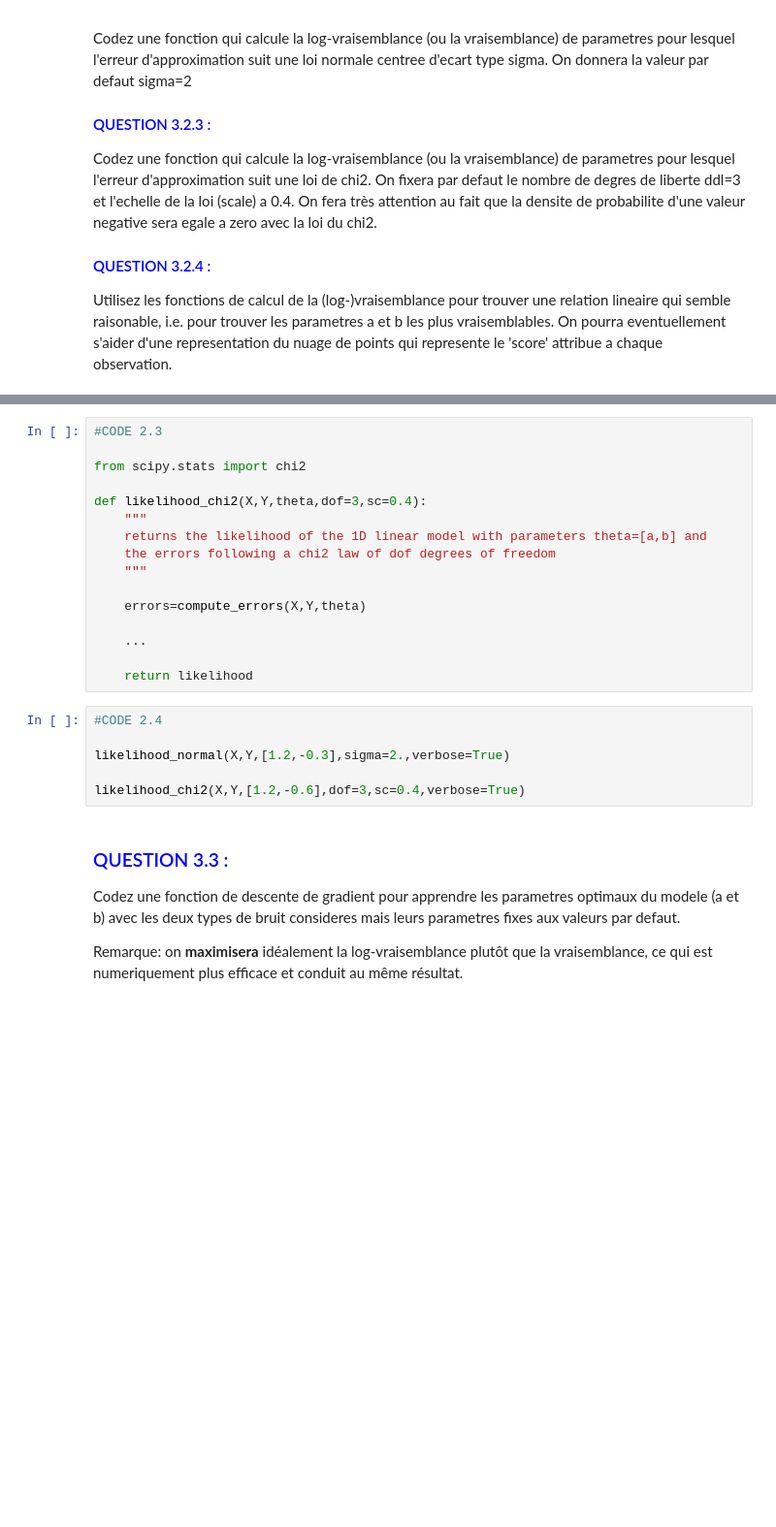
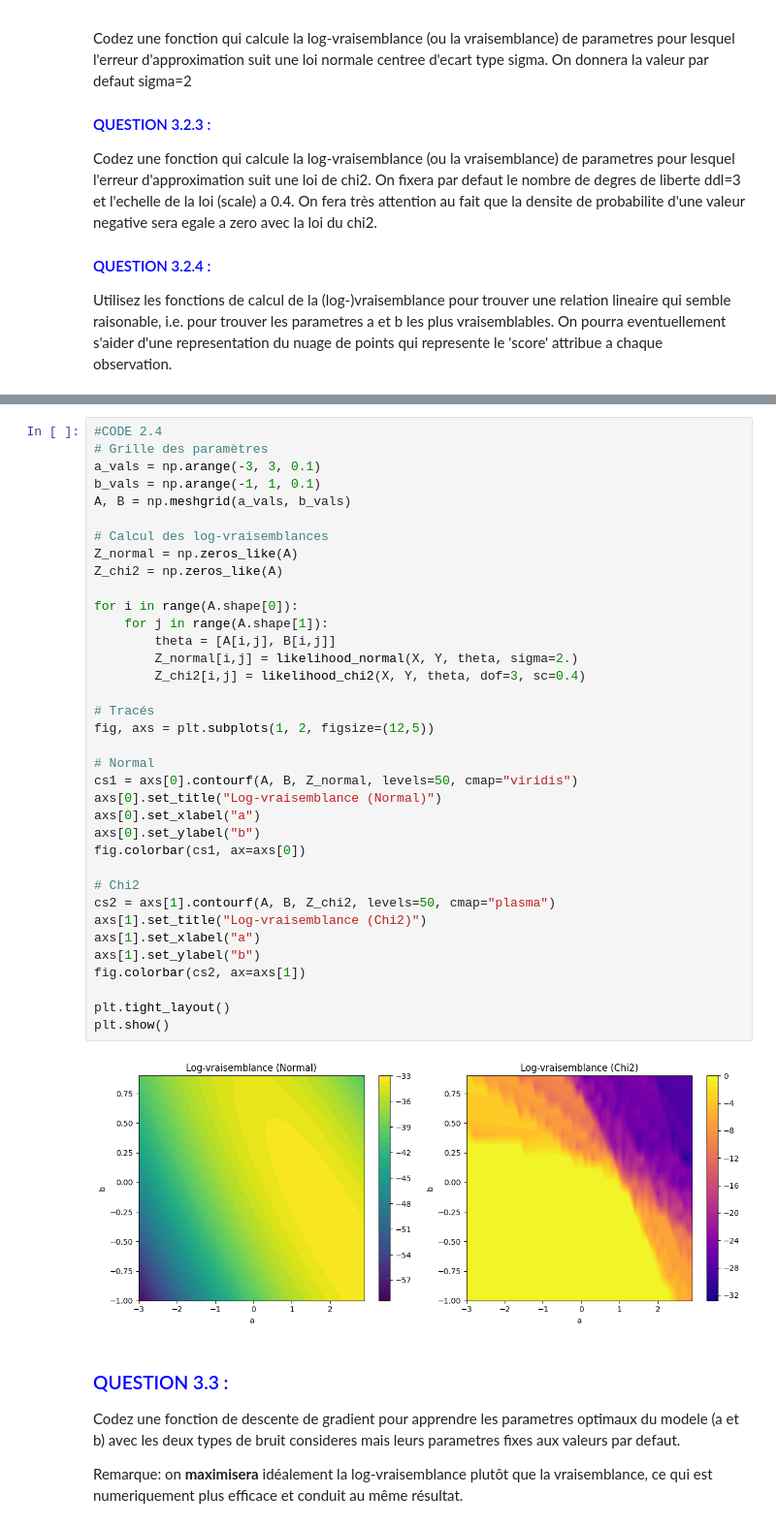
Before and after one commit to alextonon/stat-ml, a Jupyter notebook: TPs/Exo3_MaxLikelihood2.ipynb, the cells around one changed output, grey strips where cells are left out. Shown at 97% size. Drawn from its saved outputs; the diff is of its cells as text; blank space fills up the shorter version.

```diff
--- a/TPs/Exo3_MaxLikelihood2.ipynb
+++ b/TPs/Exo3_MaxLikelihood2.ipynb
@@ -91,27 +109,43 @@ def likelihood_normal(X,Y,theta,sigma=2.):
 
     return likelihood
-# %%
-#CODE 2.3
-
-from scipy.stats import chi2
-
-def likelihood_chi2(X,Y,theta,dof=3,sc=0.4):
-    """
-    returns the likelihood of the 1D linear model with parameters theta=[a,b] and
-    the errors following a chi2 law of dof degrees of freedom
-    """
-
-    errors=compute_errors(X,Y,theta)
-
-    ...
-
-    return likelihood
-# %%
-#CODE 2.4
-
-likelihood_normal(X,Y,[1.2,-0.3],sigma=2.,verbose=True)
-
-likelihood_chi2(X,Y,[1.2,-0.6],dof=3,sc=0.4,verbose=True)
+# %%
+#CODE 2.4
+# Grille des paramètres
+a_vals = np.arange(-3, 3, 0.1)
+b_vals = np.arange(-1, 1, 0.1)
+A, B = np.meshgrid(a_vals, b_vals)
+
+# Calcul des log-vraisemblances
+Z_normal = np.zeros_like(A)
+Z_chi2 = np.zeros_like(A)
+
+for i in range(A.shape[0]):
+    for j in range(A.shape[1]):
+        theta = [A[i,j], B[i,j]]
+        Z_normal[i,j] = likelihood_normal(X, Y, theta, sigma=2.)
+        Z_chi2[i,j] = likelihood_chi2(X, Y, theta, dof=3, sc=0.4)
+
+# Tracés
+fig, axs = plt.subplots(1, 2, figsize=(12,5))
+
+# Normal
+cs1 = axs[0].contourf(A, B, Z_normal, levels=50, cmap="viridis")
+axs[0].set_title("Log-vraisemblance (Normal)")
+axs[0].set_xlabel("a")
+axs[0].set_ylabel("b")
+fig.colorbar(cs1, ax=axs[0])
+
+# Chi2
+cs2 = axs[1].contourf(A, B, Z_chi2, levels=50, cmap="plasma")
+axs[1].set_title("Log-vraisemblance (Chi2)")
+axs[1].set_xlabel("a")
+axs[1].set_ylabel("b")
+fig.colorbar(cs2, ax=axs[1])
+
+plt.tight_layout()
+plt.show()
+# %% [output]
+[figure, added]
 # %% [markdown]
 
 ### <span style="color:blue">QUESTION 3.3 :</span>
```
Also changed, not shown: parts of 5 cells of this notebook.
